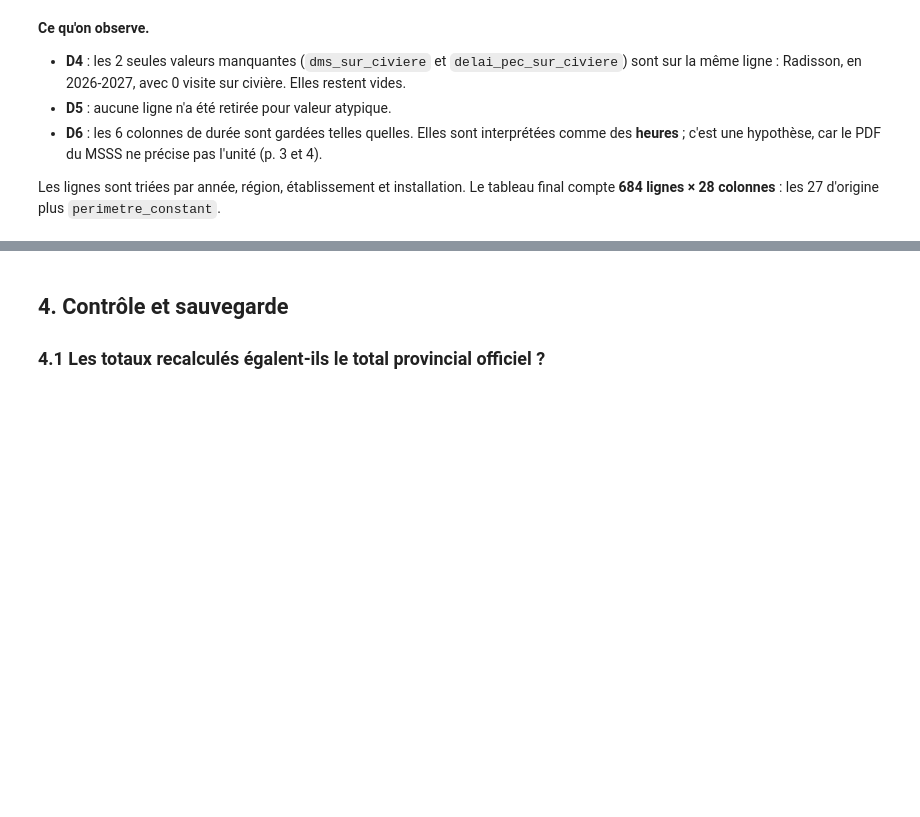
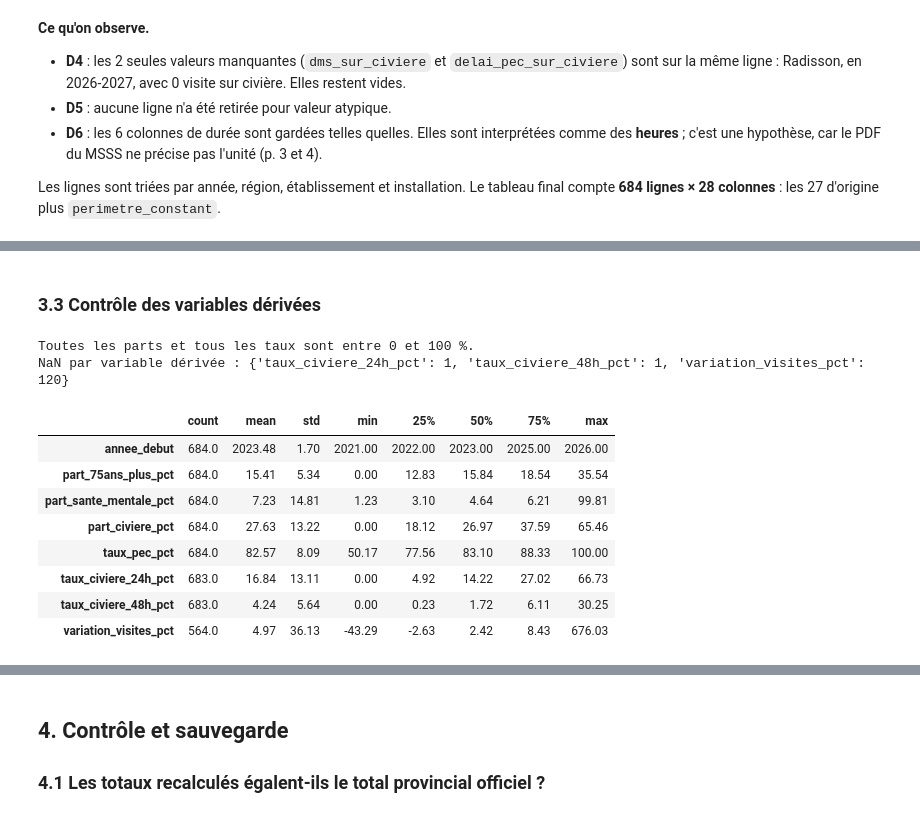
Before and after one commit to Khaled-hamdaoui/Application_python-, a Jupyter notebook: notebooks/01_preparation.ipynb, the cells around one changed output, grey strips where cells are left out. Cells and saved outputs as stored; diff of their text form; code cells hidden in the pictures; blank space fills up the shorter version.

```diff
--- a/notebooks/01_preparation.ipynb
+++ b/notebooks/01_preparation.ipynb
@@ -533,0 +583,17 @@ _À faire._
+# %%
+# V8 — Variation des visites d'une installation par rapport à l'année précédente (en %)
+# Calculée seulement si l'année précédente existe pour la même installation (années consécutives)
+df = df.sort_values(["no_permis_installation", "annee_debut"])
+precedente = df.groupby("no_permis_installation")[["annee_debut", "nb_visites_total"]].shift(1)
+annees_consecutives = (df["annee_debut"] - precedente["annee_debut"]).eq(1)
+df["variation_visites_pct"] = (100 * (df["nb_visites_total"] / precedente["nb_visites_total"] - 1)).where(annees_consecutives)
+
+# Retour à l'ordre de lecture habituel
+df = df.sort_values(["annee", "rss", "nom_etablissement", "nom_installation"]).reset_index(drop=True)
+
+print("Lignes sans variation calculable, par année :")
+print(df[df["variation_visites_pct"].isna()].groupby("annee").size().to_string())
+
+# Exemple : une installation suivie sur les 6 années
+exemple = df.loc[df["perimetre_constant"], "no_permis_installation"].iloc[0]
+df.loc[df["no_permis_installation"] == exemple, ["annee", "nom_installation", "nb_visites_total", "variation_visites_pct"]]
@@ -533,0 +622,29 @@ _À faire._
+# %% [markdown]
+### 3.3 Contrôle des variables dérivées
+# %%
+derivees = ["annee_debut"] + parts + ["variation_visites_pct"]
+
+# Toute part ou taux doit être compris entre 0 et 100 %
+for col in parts:
+    assert df[col].dropna().between(0, 100).all(), f"{col} sort de l'intervalle [0, 100]"
+print("Toutes les parts et tous les taux sont entre 0 et 100 %.")
+
+# Les valeurs manquantes doivent correspondre exactement aux cas prévus
+attendu_civiere = df["nb_visites_sur_civiere"].eq(0)
+assert df["taux_civiere_24h_pct"].isna().equals(attendu_civiere), "NaN inattendu dans taux_civiere_24h_pct"
+assert df["taux_civiere_48h_pct"].isna().equals(attendu_civiere), "NaN inattendu dans taux_civiere_48h_pct"
+print("NaN par variable dérivée :", df[derivees].isna().sum()[lambda s: s > 0].to_dict())
+
+df[derivees].describe().T.round(2)
+# %% [output]
+Toutes les parts et tous les taux sont entre 0 et 100 %.
+NaN par variable dérivée : {'taux_civiere_24h_pct': 1, 'taux_civiere_48h_pct': 1, 'variation_visites_pct': 120}
+|  | count | mean | std | min | 25% | 50% | 75% | max |
+| annee_debut | 684.0 | 2023.48 | 1.70 | 2021.00 | 2022.00 | 2023.00 | 2025.00 | 2026.00 |
+| part_75ans_plus_pct | 684.0 | 15.41 | 5.34 | 0.00 | 12.83 | 15.84 | 18.54 | 35.54 |
+| part_sante_mentale_pct | 684.0 | 7.23 | 14.81 | 1.23 | 3.10 | 4.64 | 6.21 | 99.81 |
+| part_civiere_pct | 684.0 | 27.63 | 13.22 | 0.00 | 18.12 | 26.97 | 37.59 | 65.46 |
+| taux_pec_pct | 684.0 | 82.57 | 8.09 | 50.17 | 77.56 | 83.10 | 88.33 | 100.00 |
+| taux_civiere_24h_pct | 683.0 | 16.84 | 13.11 | 0.00 | 4.92 | 14.22 | 27.02 | 66.73 |
+| taux_civiere_48h_pct | 683.0 | 4.24 | 5.64 | 0.00 | 0.23 | 1.72 | 6.11 | 30.25 |
+| variation_visites_pct | 564.0 | 4.97 | 36.13 | -43.29 | -2.63 | 2.42 | 8.43 | 676.03 |
```
Also changed, not shown: parts of 11 cells of this notebook, 4 other files.
